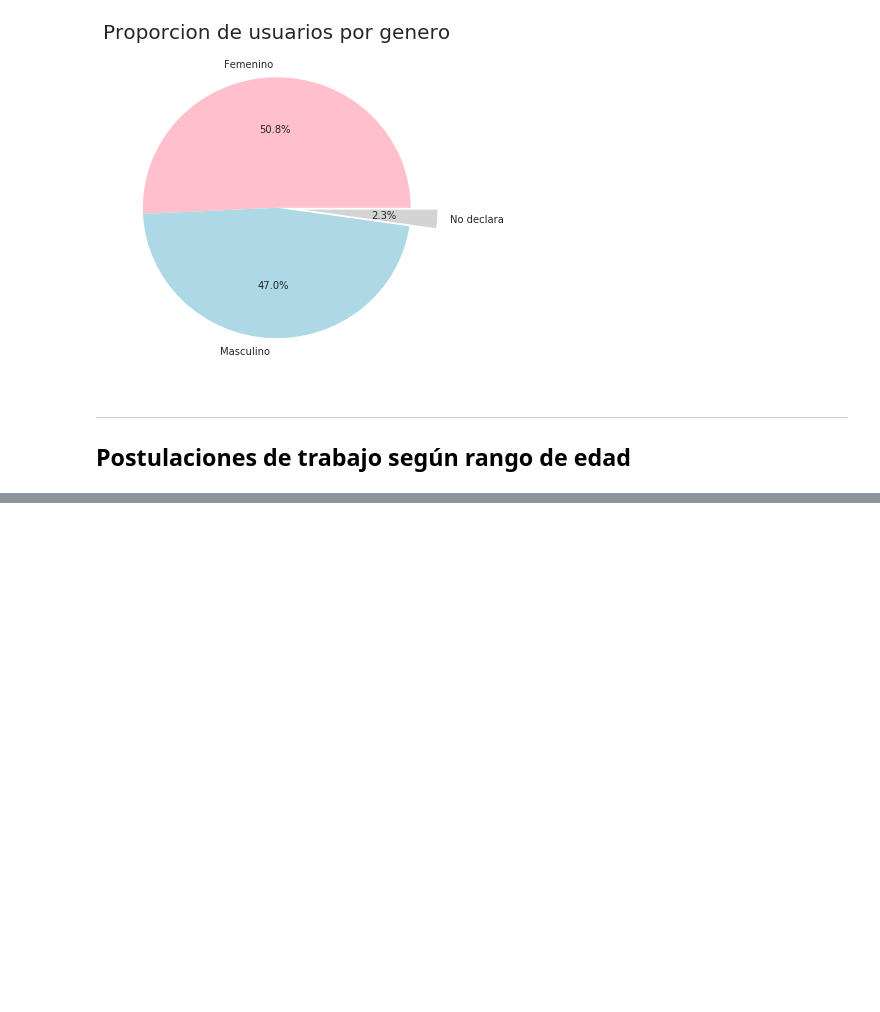
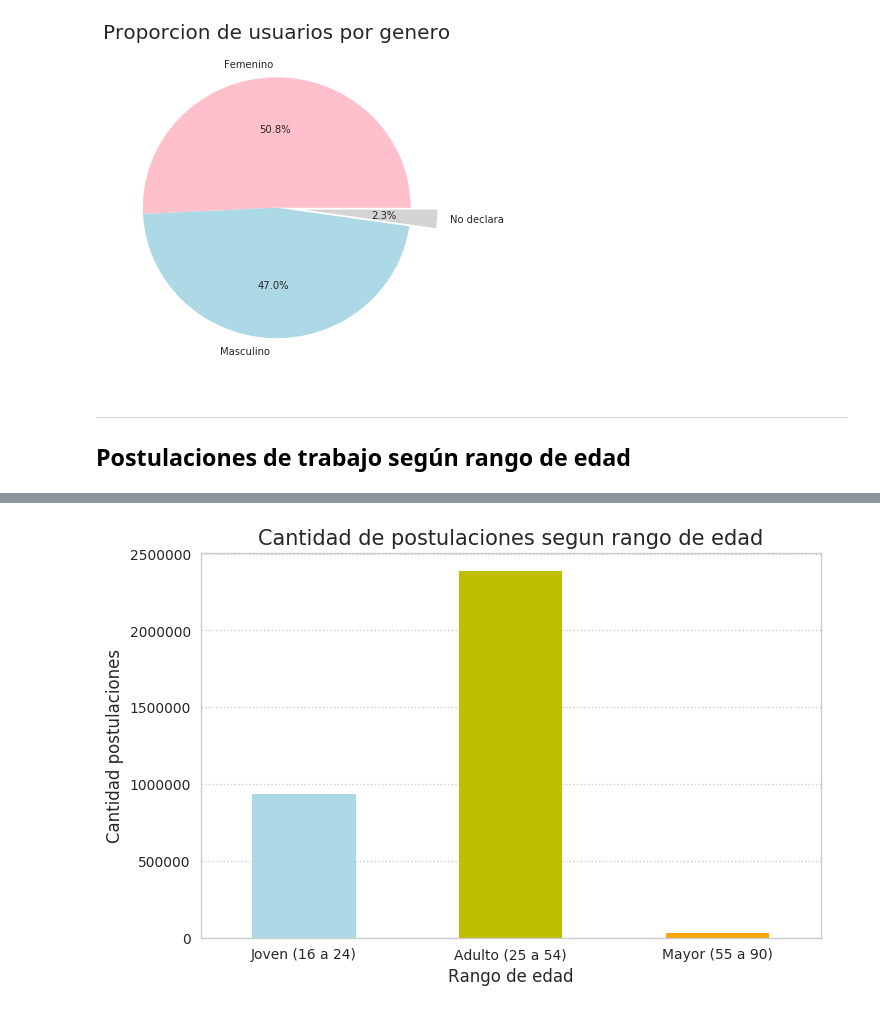
Before and after one commit to javierleyes/OrganizacionDeDatos, a Jupyter notebook: analisisLucas.ipynb, the cells around one changed output, grey strips where cells are left out. Saved outputs shown, nothing was run; the diff lists cells and outputs as text; code cells hidden in the pictures; blank space fills up the shorter version.

```diff
--- a/analisisLucas.ipynb
+++ b/analisisLucas.ipynb
@@ -63,3 +66,7 @@ plt.show()
 # %% [markdown]
 ---
 ## Postulaciones de trabajo según rango de edad
+# %%
+df_temp = pd.merge(df_postulantes_genero_edad, df_postulaciones,
+         on='idpostulante', how='inner')
+df_temp.head()
@@ -65,0 +80,14 @@ plt.show()
+# %%
+res_temp = pd.Series([(df_temp['edad'].dropna().between(16, 24, inclusive=True)).sum(),
+           (df_temp['edad'].dropna().between(25, 54, inclusive=True)).sum(),
+           (df_temp['edad'].dropna().between(55, 90, inclusive=True)).sum()])
+col = ['lightblue','y','Orange']
+plot = res_temp.plot(kind='bar', figsize=(8,5), rot=0, color=col)
+plot.set_xlabel('Rango de edad', fontsize=12)
+plot.set_ylabel('Cantidad postulaciones', fontsize=12)
+plot.set_title('Cantidad de postulaciones segun rango de edad', fontsize=15)
+plot.set_xticklabels( ('Joven (16 a 24)', 'Adulto (25 a 54)','Mayor (55 a 90)'))
+plot.grid(linestyle='dotted')
+plot.xaxis.grid(False);
+# %% [output]
+[figure, added]
```
Also changed, not shown: parts of 4 cells of this notebook, 2 other files.
